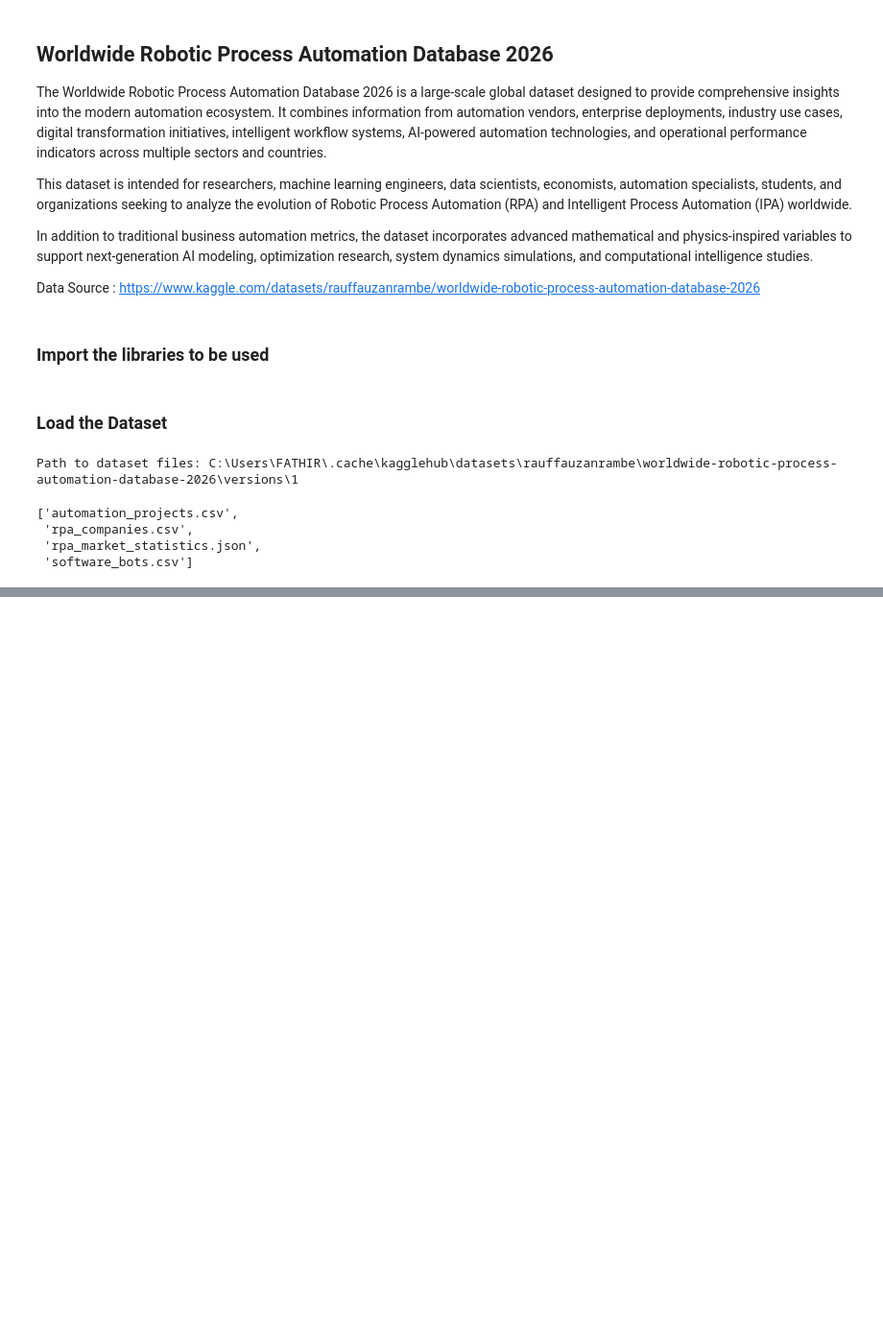
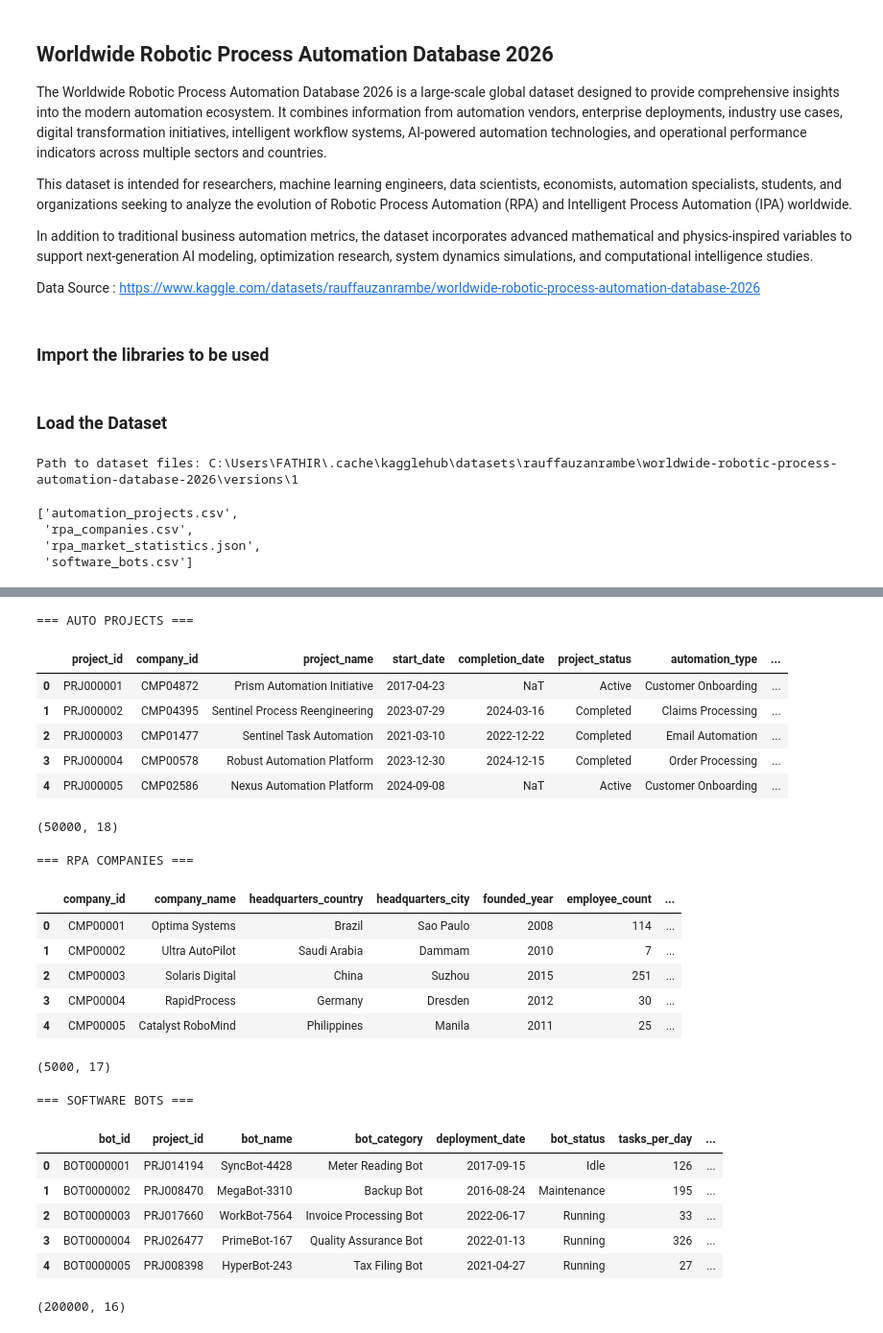
Before and after one commit to fathirrizkifadillah/Worldwide-Robotic-Process-Automation-Database-2026, a Jupyter notebook: main.ipynb, the cells around one changed output, grey strips where cells are left out. Shown at 96% size. Saved outputs shown, nothing was run; the diff lists cells and outputs as text; code cells hidden in the pictures; blank space fills up the shorter version.

Commit message:
Chapter 1 : Data Overview

```diff
--- a/main.ipynb
+++ b/main.ipynb
@@ -48,8 +48,8 @@ DATA_FILES = {
     "software_bots" : "software_bots.csv"
 }
 
-auto_projects = pd.read_csv(os.path.join(path, DATA_FILES['auto_projects']))
+auto_projects = pd.read_csv(os.path.join(path, DATA_FILES['auto_projects']), parse_dates=['start_date', 'completion_date'])
 rpa_companies = pd.read_csv(os.path.join(path, DATA_FILES['rpa_companies']))
 with open(os.path.join(path, DATA_FILES["rpa_market_statistics"]), "r") as f:
     rpa_market = json.load(f)
-software = pd.read_csv(os.path.join(path, DATA_FILES['software_bots']))
+software = pd.read_csv(os.path.join(path, DATA_FILES['software_bots']), parse_dates=['deployment_date'])
@@ -55,0 +152,36 @@ software = pd.read_csv(os.path.join(path, DATA_FILES['software_bots']))
+# %%
+from IPython.display import display
+
+print("=== AUTO PROJECTS ===")
+display(auto_projects.head(), auto_projects.shape)
+
+print("=== RPA COMPANIES ===")
+display(rpa_companies.head(), rpa_companies.shape)
+
+print("=== SOFTWARE BOTS ===")
+display(software.head(), software.shape)
+# %% [output]
+=== AUTO PROJECTS ===
+|  | project_id | company_id | project_name | start_date | completion_date | project_status | automation_type | ... |
+| 0 | PRJ000001 | CMP04872 | Prism Automation Initiative | 2017-04-23 | NaT | Active | Customer Onboarding | ... |
+| 1 | PRJ000002 | CMP04395 | Sentinel Process Reengineering | 2023-07-29 | 2024-03-16 | Completed | Claims Processing | ... |
+| 2 | PRJ000003 | CMP01477 | Sentinel Task Automation | 2021-03-10 | 2022-12-22 | Completed | Email Automation | ... |
+| 3 | PRJ000004 | CMP00578 | Robust Automation Platform | 2023-12-30 | 2024-12-15 | Completed | Order Processing | ... |
+| 4 | PRJ000005 | CMP02586 | Nexus Automation Platform | 2024-09-08 | NaT | Active | Customer Onboarding | ... |
+(50000, 18)
+=== RPA COMPANIES ===
+|  | company_id | company_name | headquarters_country | headquarters_city | founded_year | employee_count | ... |
+| 0 | CMP00001 | Optima Systems | Brazil | Sao Paulo | 2008 | 114 | ... |
+| 1 | CMP00002 | Ultra AutoPilot | Saudi Arabia | Dammam | 2010 | 7 | ... |
+| 2 | CMP00003 | Solaris Digital | China | Suzhou | 2015 | 251 | ... |
+| 3 | CMP00004 | RapidProcess | Germany | Dresden | 2012 | 30 | ... |
+| 4 | CMP00005 | Catalyst RoboMind | Philippines | Manila | 2011 | 25 | ... |
+(5000, 17)
+=== SOFTWARE BOTS ===
+|  | bot_id | project_id | bot_name | bot_category | deployment_date | bot_status | tasks_per_day | ... |
+| 0 | BOT0000001 | PRJ014194 | SyncBot-4428 | Meter Reading Bot | 2017-09-15 | Idle | 126 | ... |
+| 1 | BOT0000002 | PRJ008470 | MegaBot-3310 | Backup Bot | 2016-08-24 | Maintenance | 195 | ... |
+| 2 | BOT0000003 | PRJ017660 | WorkBot-7564 | Invoice Processing Bot | 2022-06-17 | Running | 33 | ... |
+| 3 | BOT0000004 | PRJ026477 | PrimeBot-167 | Quality Assurance Bot | 2022-01-13 | Running | 326 | ... |
+| 4 | BOT0000005 | PRJ008398 | HyperBot-243 | Tax Filing Bot | 2021-04-27 | Running | 27 | ... |
+(200000, 16)
```
Also changed, not shown: parts of 7 cells of this notebook.
